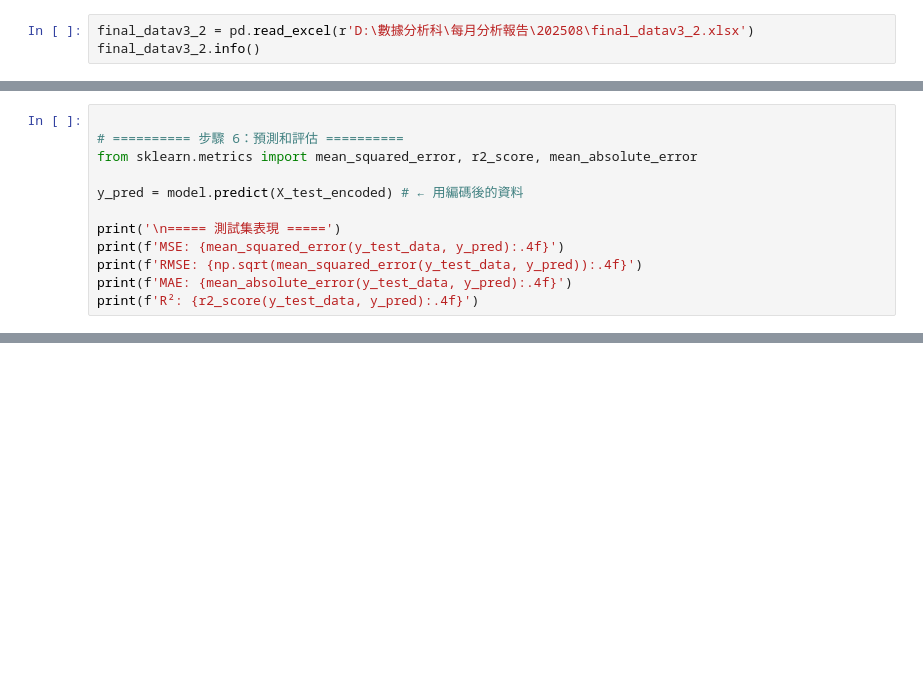
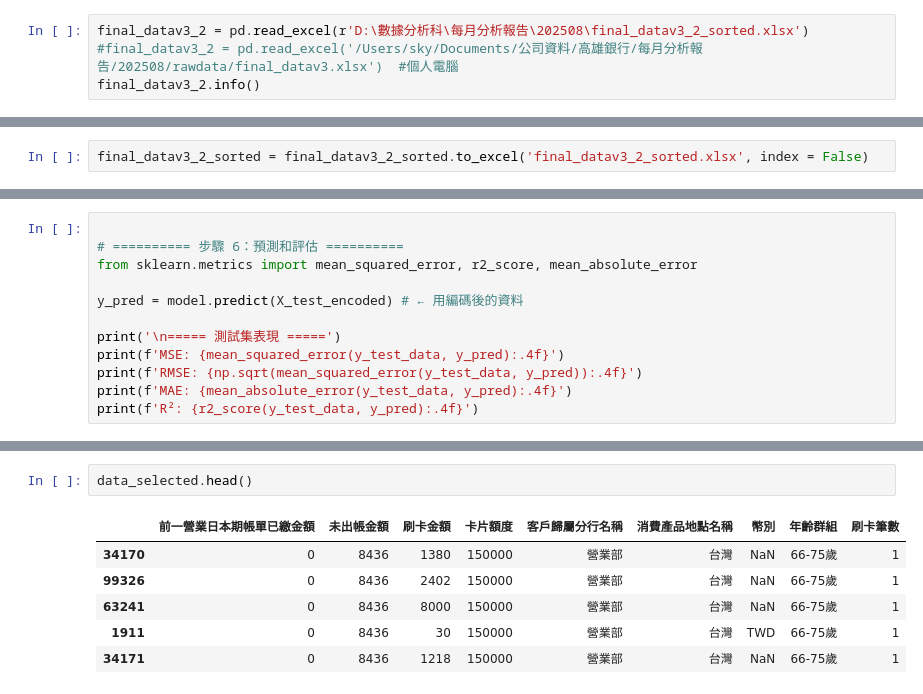
Before and after one commit to Skateboardguy/Temporary_File_Documents, a Jupyter notebook: CreditDatav4_時間序列.ipynb, the cells around one changed output, grey strips where cells are left out. Cells and saved outputs as stored; diff of their text form; blank space fills up the shorter version.

```diff
--- a/CreditDatav4_時間序列.ipynb
+++ b/CreditDatav4_時間序列.ipynb
@@ -2102,5 +31,6 @@ D:\Python3.9
 # %%
-final_datav3_2 = pd.read_excel(r'D:\數據分析科\每月分析報告\202508\final_datav3_2.xlsx')
+final_datav3_2 = pd.read_excel(r'D:\數據分析科\每月分析報告\202508\final_datav3_2_sorted.xlsx')
+#final_datav3_2 = pd.read_excel('/Users/sky/Documents/公司資料/高雄銀行/每月分析報告/202508/rawdata/final_datav3.xlsx')  #個人電腦
 final_datav3_2.info()
 # %% [output]
 <class 'pandas.core.frame.DataFrame'>
@@ -2190,0 +140,2 @@ print('測試集資料:',len(test_data))
+# %%
+final_datav3_2_sorted = final_datav3_2_sorted.to_excel('final_datav3_2_sorted.xlsx', index = False)
@@ -2514,0 +1908,9 @@ print(f'R²: {r2_score(y_test_data, y_pred):.4f}')
+# %%
+data_selected.head()
+# %% [output]
+|  | 前一營業日本期帳單已繳金額 | 未出帳金額 | 刷卡金額 | 卡片額度 | 客戶歸屬分行名稱 | 消費產品地點名稱 | 幣別 | 年齡群組 | 刷卡筆數 |
+| 34170 | 0 | 8436 | 1380 | 150000 | 營業部 | 台灣 | NaN | 66-75歲 | 1 |
+| 99326 | 0 | 8436 | 2402 | 150000 | 營業部 | 台灣 | NaN | 66-75歲 | 1 |
+| 63241 | 0 | 8436 | 8000 | 150000 | 營業部 | 台灣 | NaN | 66-75歲 | 1 |
+| 1911 | 0 | 8436 | 30 | 150000 | 營業部 | 台灣 | TWD | 66-75歲 | 1 |
+| 34171 | 0 | 8436 | 1218 | 150000 | 營業部 | 台灣 | NaN | 66-75歲 | 1 |
```
Also changed, not shown: parts of 164 cells of this notebook.
